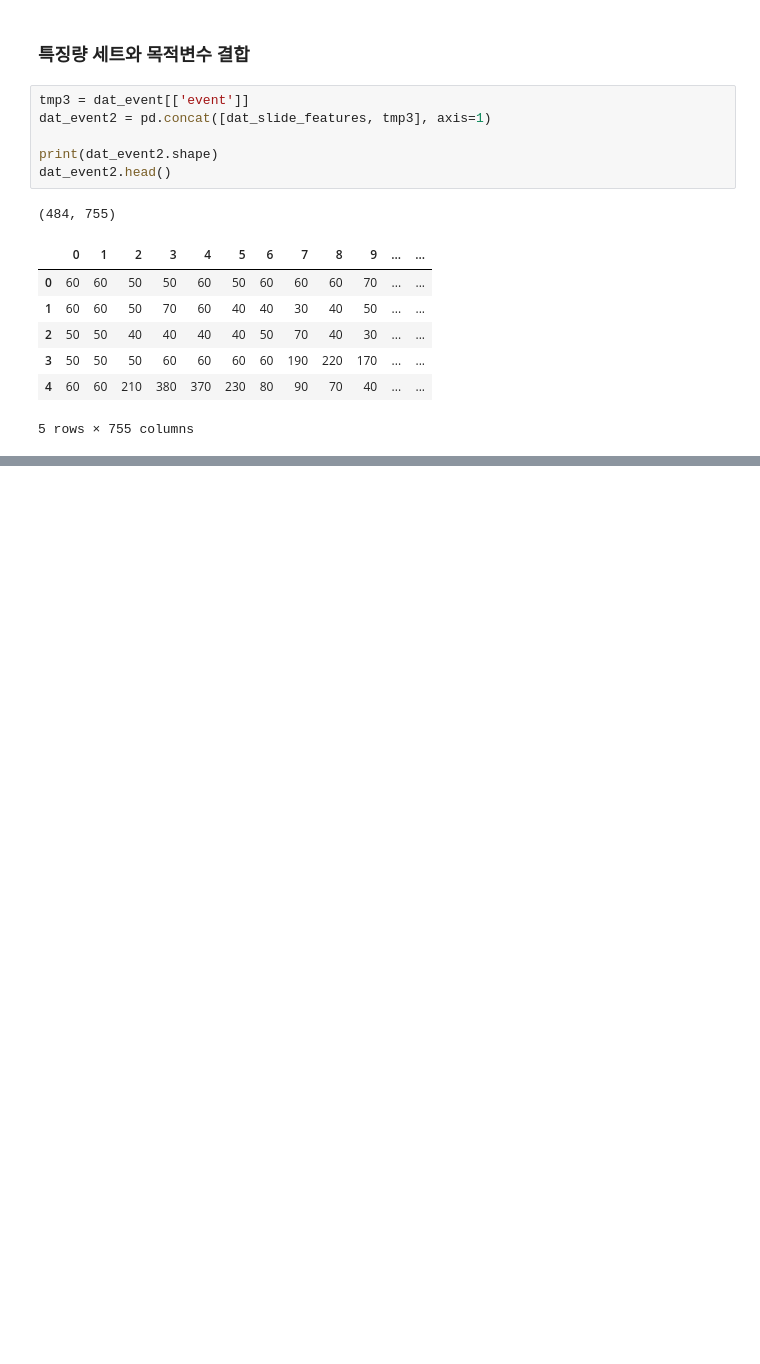
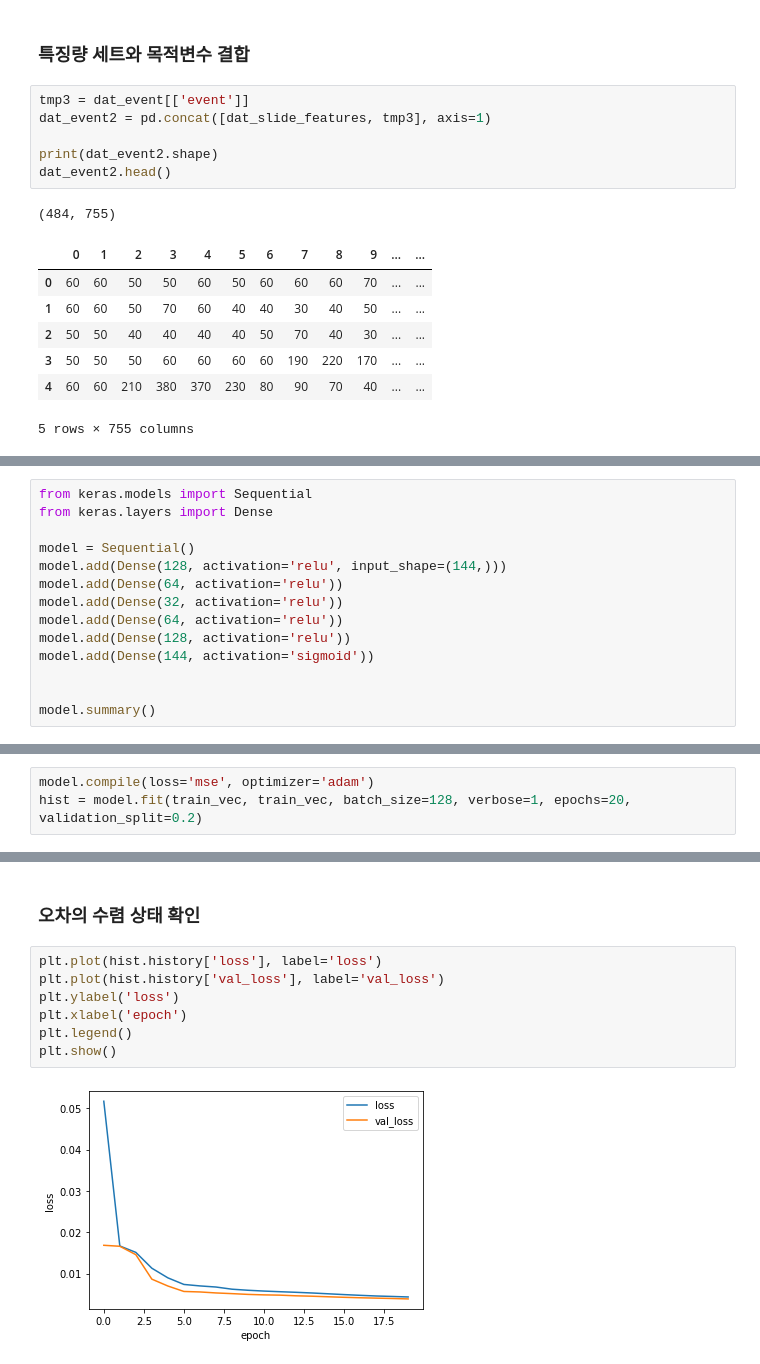
Before and after one commit to ChangZero/TIL, a Jupyter notebook: 머신러닝 데이터 전처리/7(시계열데이터).ipynb, the cells around one changed output, grey strips where cells are left out. Drawn from its saved outputs; the diff is of its cells as text; blank space fills up the shorter version.

```diff
--- a/머신러닝 데이터 전처리/7.ipynb
+++ b/머신러닝 데이터 전처리/7(시계열데이터).ipynb
@@ -523,0 +645,14 @@ dat_event2.head()
+# %%
+from keras.models import Sequential
+from keras.layers import Dense
+
+model = Sequential()
+model.add(Dense(128, activation='relu', input_shape=(144,)))
+model.add(Dense(64, activation='relu'))
+model.add(Dense(32, activation='relu'))
+model.add(Dense(64, activation='relu'))
+model.add(Dense(128, activation='relu'))
+model.add(Dense(144, activation='sigmoid'))
+
+
+model.summary()
@@ -523,0 +679,3 @@ dat_event2.head()
+# %%
+model.compile(loss='mse', optimizer='adam')
+hist = model.fit(train_vec, train_vec, batch_size=128, verbose=1, epochs=20, validation_split=0.2)
@@ -523,0 +700,11 @@ dat_event2.head()
+# %% [markdown]
+### 오차의 수렴 상태 확인
+# %%
+plt.plot(hist.history['loss'], label='loss')
+plt.plot(hist.history['val_loss'], label='val_loss')
+plt.ylabel('loss')
+plt.xlabel('epoch')
+plt.legend()
+plt.show()
+# %% [output]
+[figure, added]
```
Also changed, not shown: parts of 26 cells of this notebook.
